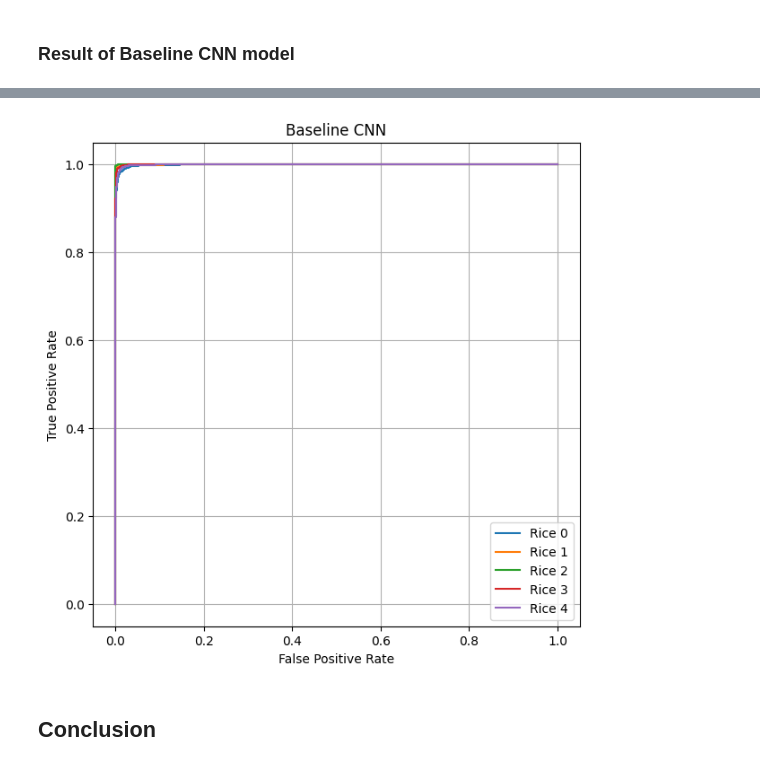
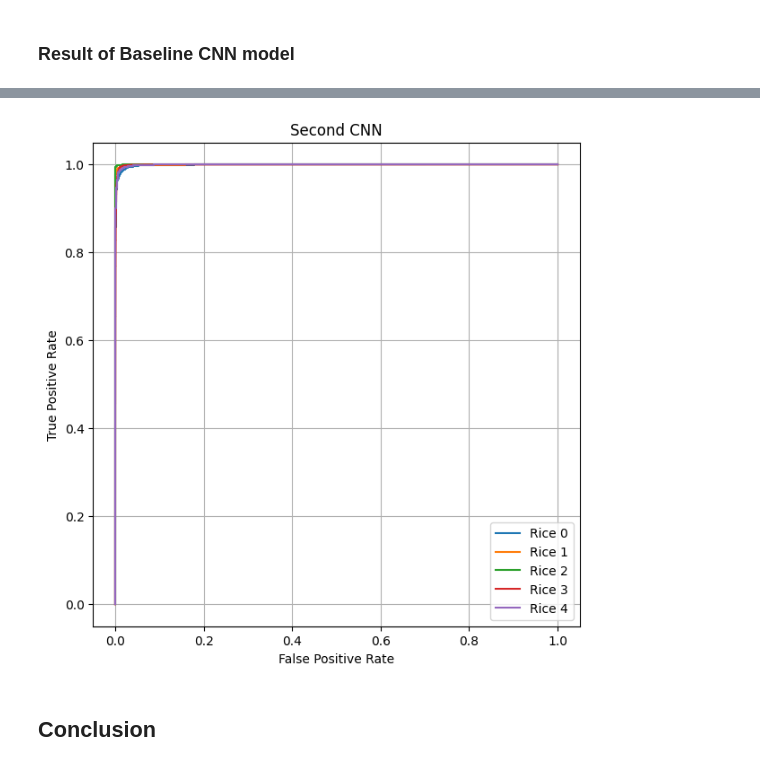
Before and after one commit to QINFEISHENG/Introduction-to-Deep-Learning-Final-Project, a Jupyter notebook: CSCA_5642_CNN_Model_For_Rice_Classification_.ipynb, the cells around one changed output, grey strips where cells are left out. Drawn from its saved outputs; the diff is of its cells as text; code cells hidden in the pictures.

```diff
--- a/CSCA_5642_CNN_Model_For_Rice_Classification_.ipynb
+++ b/CSCA_5642_CNN_Model_For_Rice_Classification_.ipynb
@@ -773,18 +773,18 @@ Second CNN model Area Under Curve: 0.9994503950617283
 # %%
 # print the plot for the Area under curve
 plt.figure(figsize=(7, 7))
 for i in range(y_real.shape[1]):
     false_positive_rate, true_positive_rate, _ = roc_curve(y_real[:, i], Second_CNN_y_prediction[:, i])
     plt.plot(false_positive_rate, true_positive_rate, label=f'Rice {i}')
 
 plt.xlabel('False Positive Rate')
 plt.ylabel('True Positive Rate')
-plt.title('Baseline CNN')
+plt.title('Second CNN')
 plt.legend()
 plt.grid()
 plt.show()
 # %% [output]
-[figure, old version]
+[figure, new version]
 # %% [markdown]
 ## Conclusion
 # %% [markdown]
```
Also changed, not shown: parts of 13 cells of this notebook, 1 other file.
